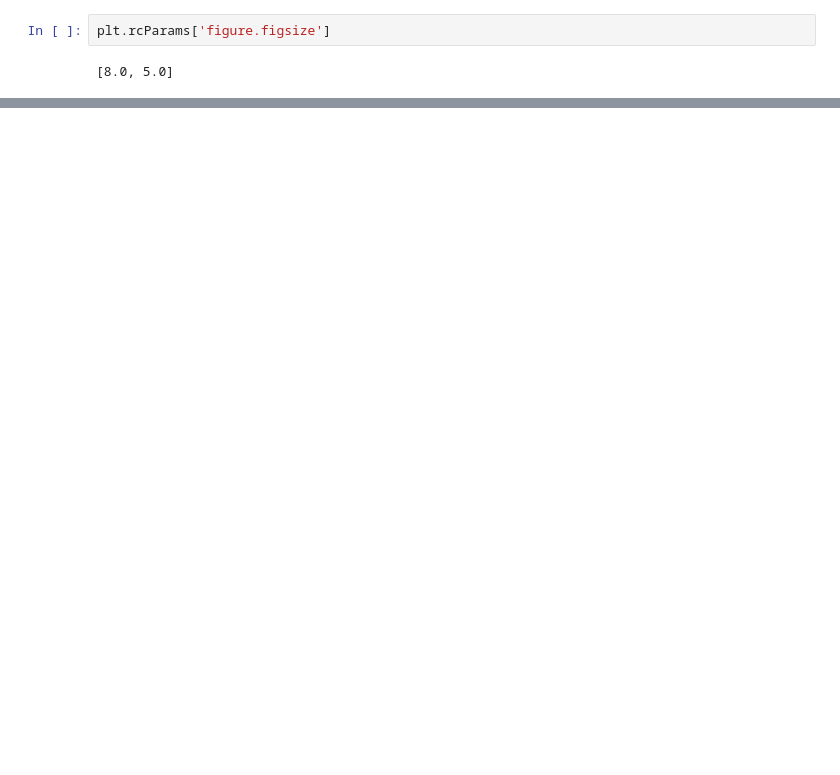
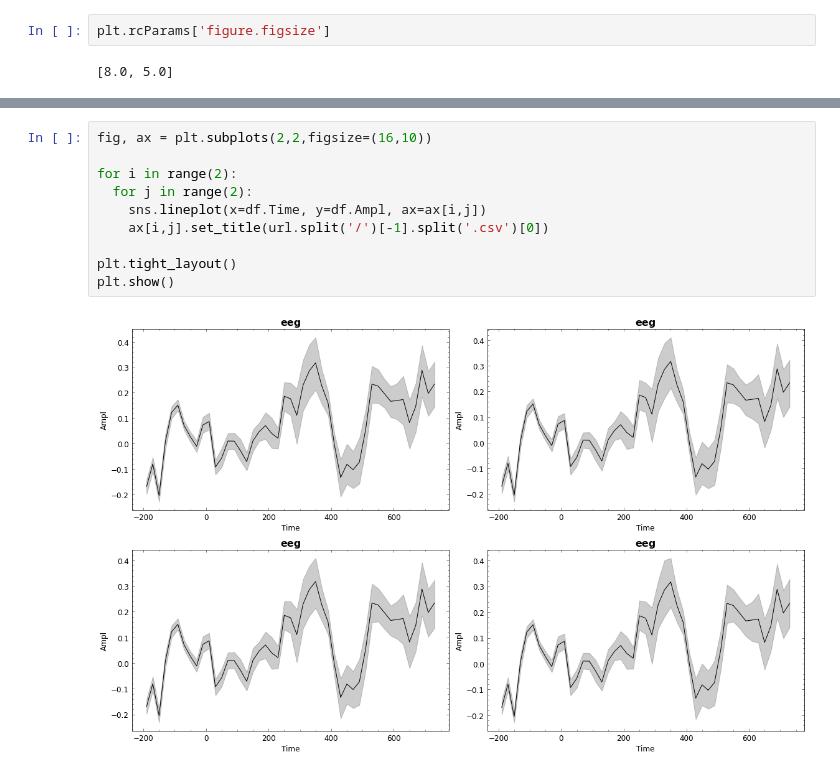
Before and after one commit to Rogerio-mack/Temporal, a Jupyter notebook: tsp_mplstyle_teste.ipynb, the cells around one changed output, grey strips where cells are left out. Drawn from its saved outputs; the diff is of its cells as text; blank space fills up the shorter version.

```diff
--- a/tsp_mplstyle_teste.ipynb
+++ b/tsp_mplstyle_teste.ipynb
@@ -155,0 +161,12 @@ plt.show()
+# %%
+fig, ax = plt.subplots(2,2,figsize=(16,10))
+
+for i in range(2):
+  for j in range(2):
+    sns.lineplot(x=df.Time, y=df.Ampl, ax=ax[i,j])
+    ax[i,j].set_title(url.split('/')[-1].split('.csv')[0])
+
+plt.tight_layout()
+plt.show()
+# %% [output]
+[figure, added]
```
Also changed, not shown: parts of 4 cells of this notebook.
